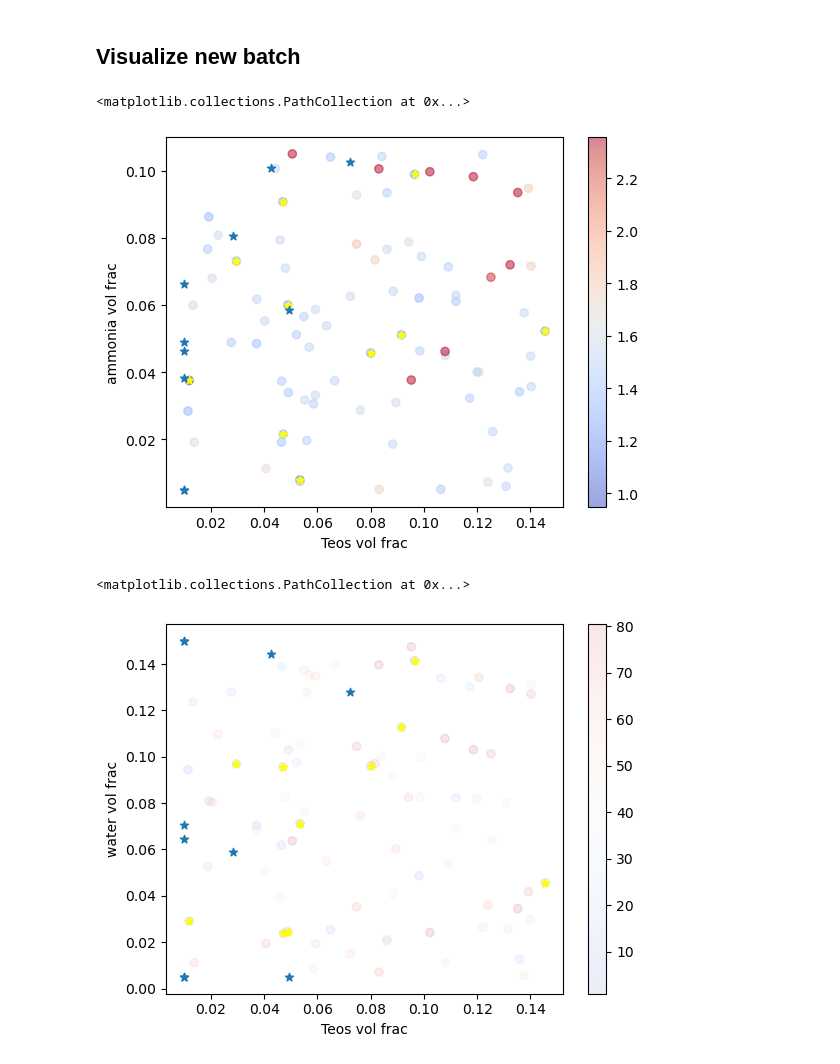
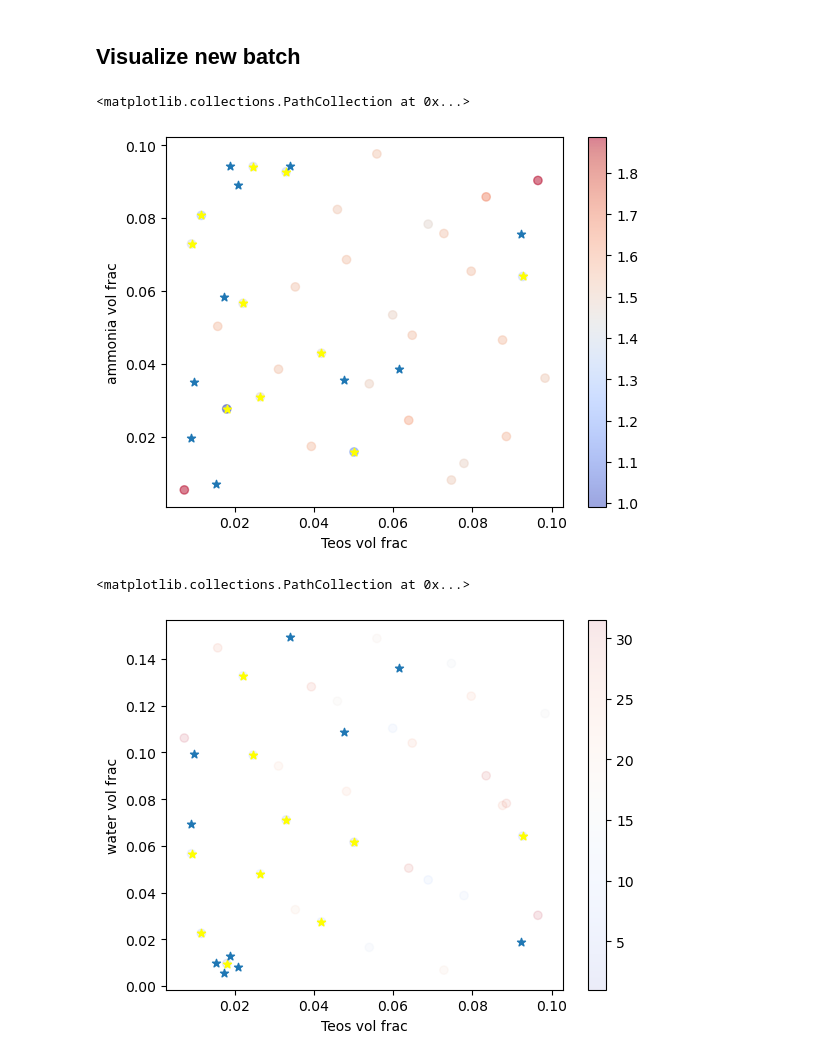
Before and after one commit to pozzo-research-group/silica-np-synthesis, a Jupyter notebook: OptimizationRound2/2025_01_28_80nm_round1/botorch_qLogNEI_generation_apdist.ipynb, the cells around one changed output. Cells and saved outputs as stored; diff of their text form; code cells hidden in the pictures.

Commit message:
generated next round of samples

```diff
--- a/OptimizationRound2/2025_01_28_80nm_round1/botorch_qLogNEI_generation_apdist.ipynb
+++ b/OptimizationRound2/2025_01_28_80nm_round1/botorch_qLogNEI_generation_apdist.ipynb
@@ -50,7 +47,7 @@ import numpy as np
 # %%
 ## Load existing data
 # %%
-with open('constants_2024_12_16.json', 'rt') as f:
+with open('constants_Round2_2025_01_28.json', 'rt') as f:
     synth_constants = json.load(f)
 # %%
 bounds = {}
@@ -58,7 +55,7 @@ for reactant, consts in synth_constants.items():
     bound = (consts['minimum_volume_fraction'], consts['maximum_volume_fraction'])
     bounds[reactant] = bound
 # %%
-synth_data = pd.read_csv('synth_table_both_distances_80nmtarget_12_16_24.csv')
+synth_data = pd.read_csv('synth_table_Round2Random_80nm.csv')
 synth_data = synth_data[~synth_data['ap_distance'].isna()]
 #synth_data = synth_data[synth_data['ap_distance'] < 8]
 # %%
@@ -491,8 +530,8 @@ x_fractions = unnormalize(candidates, bounds_torch_norm)
 # %%
 target_volume = 1700
 target_dilution = 0.1 # mol Si/L saxs sample
-constants_fp = './constants_2024_12_16.json'
-samples_write_fp = 'Sample_table_2025_01_09_CompareOpt_80nmTarget_Campaign1_Round1_apdist.csv'
+constants_fp = './constants_Round2_2025_01_28.json'
+samples_write_fp = 'Sample_table_2025_01_28_80nm_Round1_apdist.csv'
 # %%
 samples_gen = []
 for row in x_fractions:
@@ -543,18 +607,18 @@ best10 = synth_data.iloc[synth_data['rank'].argsort().iloc[:10]]
 # %%
 fig, ax = plt.subplots()
 
 sc = ax.scatter(synth_data['teos_vol_frac'], synth_data['ammonia_vol_frac'], c = synth_data['ap_distance'], cmap = plt.cm.coolwarm, alpha=0.5)
 ax.set_xlabel('Teos vol frac')
 ax.set_ylabel('ammonia vol frac')
 
 
 ax.scatter(best10['teos_vol_frac'], best10['ammonia_vol_frac'], marker = '*', color = 'yellow')
 cbar = fig.colorbar(sc, ax = ax)
 
-ax.scatter(synth_table['teos_volume']/1700, synth_table['ammonia_volume']/target_volume, marker = '*')
+ax.scatter(synth_table['teos_volume']/target_volume/synth_constants['TEOS']['dilution_ratio'], synth_table['ammonia_volume']/target_volume/synth_constants['ammonia']['dilution_ratio'], marker = '*')
 # %% [output]
 <matplotlib.collections.PathCollection at 0x...>
-[figure, old version]
+[figure, new version]
 # %%
 fig, ax = plt.subplots()
 
@@ -565,10 +629,10 @@ cbar = fig.colorbar(sc, ax = ax)
 
 ax.scatter(best10['teos_vol_frac'], best10['water_vol_frac'], marker = '*', color = 'yellow')
 
-ax.scatter(synth_table['teos_volume']/1700, synth_table['water_volume']/target_volume, marker = '*')
+ax.scatter(synth_table['teos_volume']/target_volume/synth_constants['TEOS']['dilution_ratio'], synth_table['water_volume']/target_volume/synth_constants['water']['dilution_ratio'], marker = '*')
 # %% [output]
 <matplotlib.collections.PathCollection at 0x...>
-[figure, old version]
+[figure, new version]
 # %%
 synth_table
 # %% [output]
```
Also changed, not shown: parts of 24 cells of this notebook, 3 other files.
